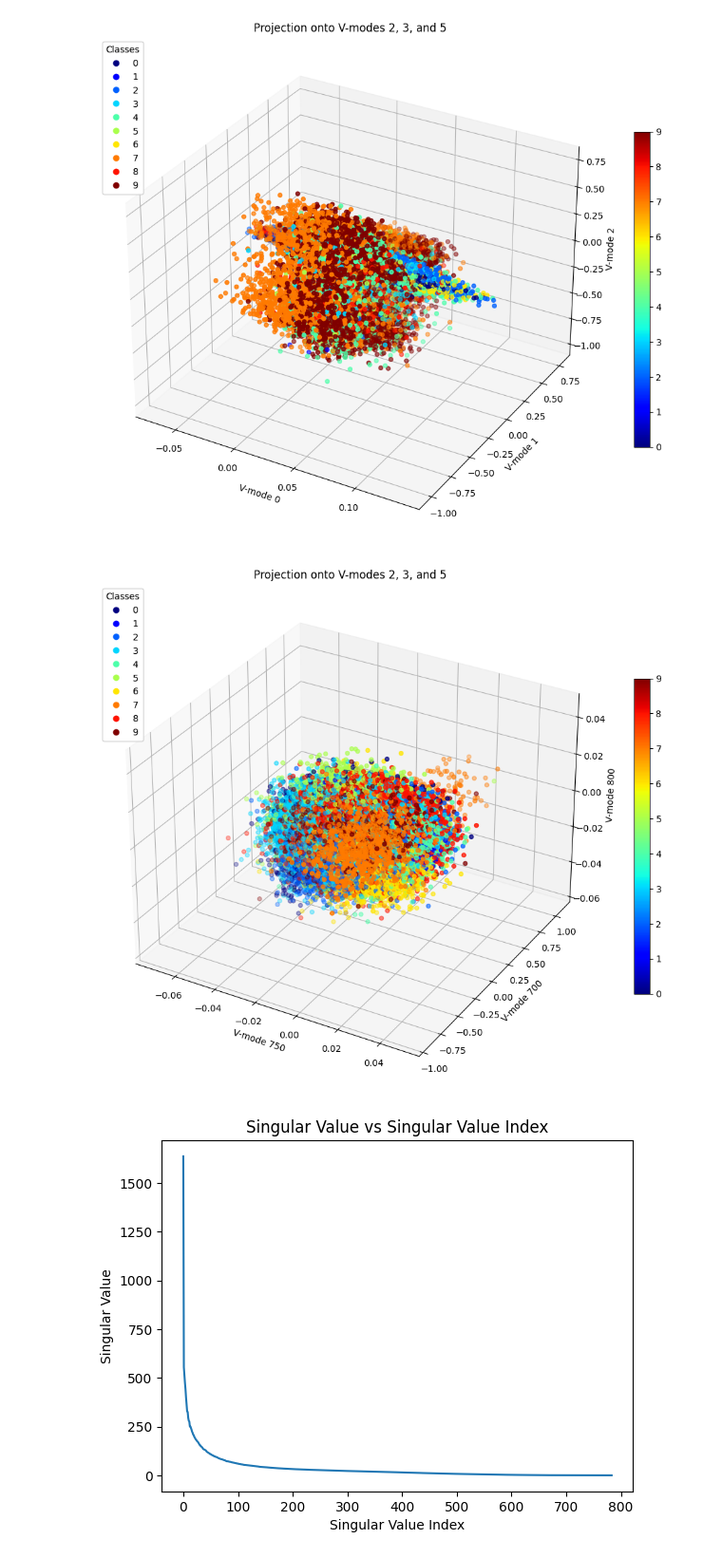
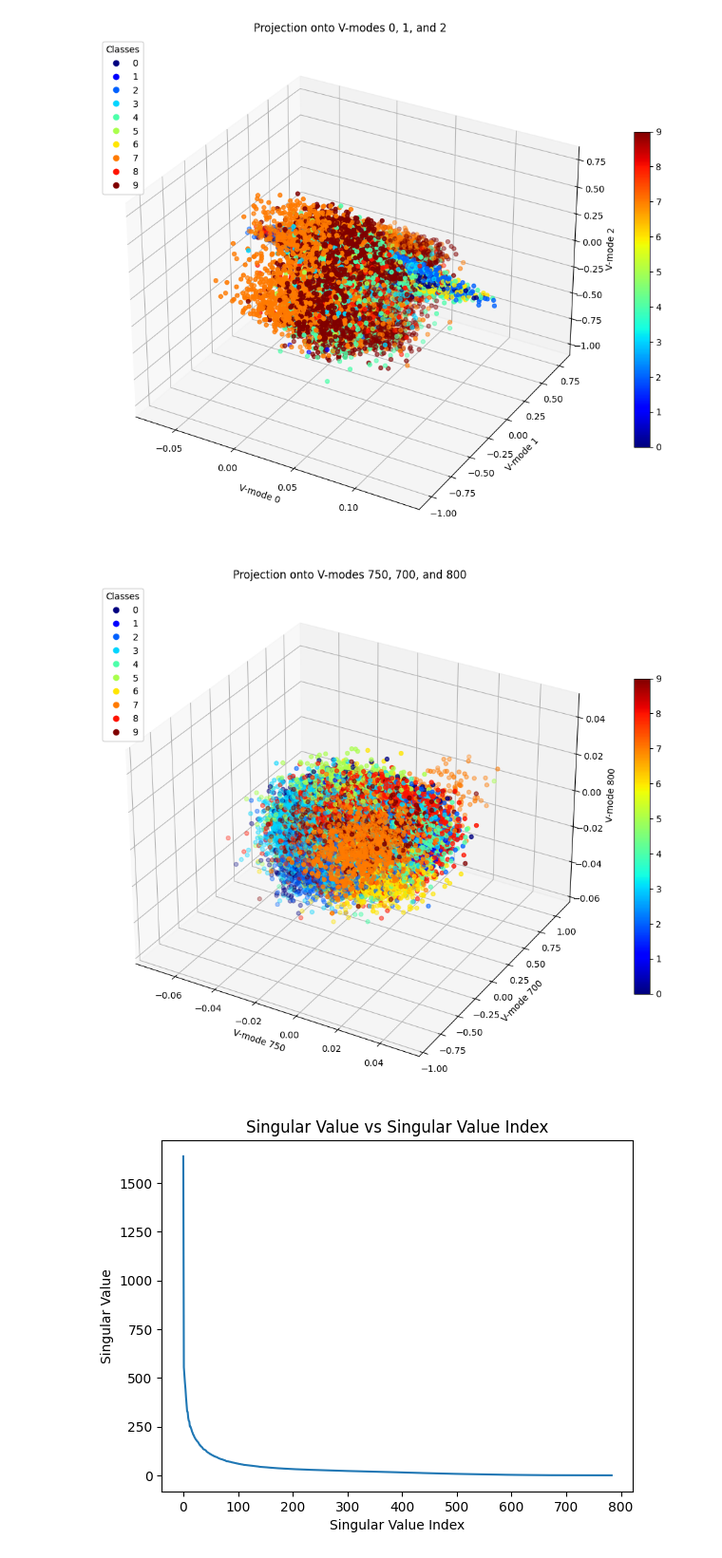
Before and after one commit to NajibHaidar/MNIST-Classification-ML, a Jupyter notebook: MNIST Classification ML.ipynb, the cells around one changed output. Shown at 95% size. Cells and saved outputs as stored; diff of their text form; code cells hidden in the pictures.

```diff
--- a/MNIST Classification ML.ipynb
+++ b/MNIST Classification ML.ipynb
@@ -212,34 +189,34 @@ plt.show()
 # %%
 # Select the V-modes to use
 v_modes = [750, 700, 800]
 
 # Project the data onto the selected V-modes
 X_projected = V[:, v_modes].T @ X.values
 
 # Create a 3D plot with a larger size
 fig = plt.figure(figsize=(10, 10))
 ax = fig.add_subplot(111, projection='3d')
 
 # Scatter plot the projected data with a legend
 scatter = ax.scatter(X_projected[0, :], X_projected[1, :], X_projected[2, :], c=Y.astype(int), cmap='jet')
 legend = ax.legend(*scatter.legend_elements(), title='Classes', loc='upper left')
 ax.add_artist(legend)
 
 # Add axis labels
 ax.set_xlabel(f'V-mode {v_modes[0]}')
 ax.set_ylabel(f'V-mode {v_modes[1]}')
 ax.set_zlabel(f'V-mode {v_modes[2]}')
 
-ax.set_title('Projection onto V-modes 2, 3, and 5')
+ax.set_title('Projection onto V-modes 750, 700, and 800')
 
 # Add a color bar
 fig.colorbar(scatter, shrink=0.5)
 
 # Show the plot
 plt.tight_layout()
 plt.show()
 # %% [output]
-[figure, old version]
+[figure, new version]
 # %%
 # Plot the singular value spectrum
 plt.plot(s)
```
Also changed, not shown: parts of 14 cells of this notebook.
